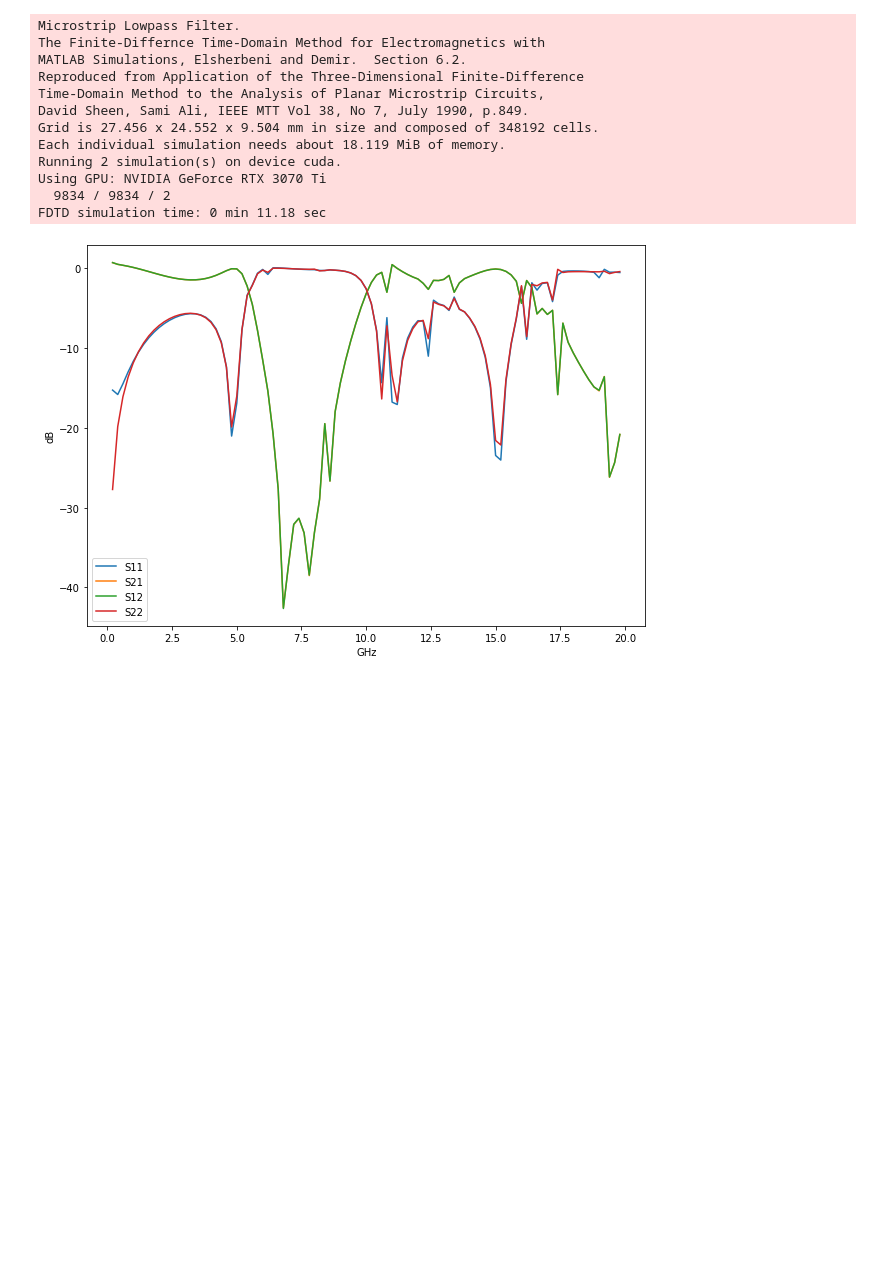
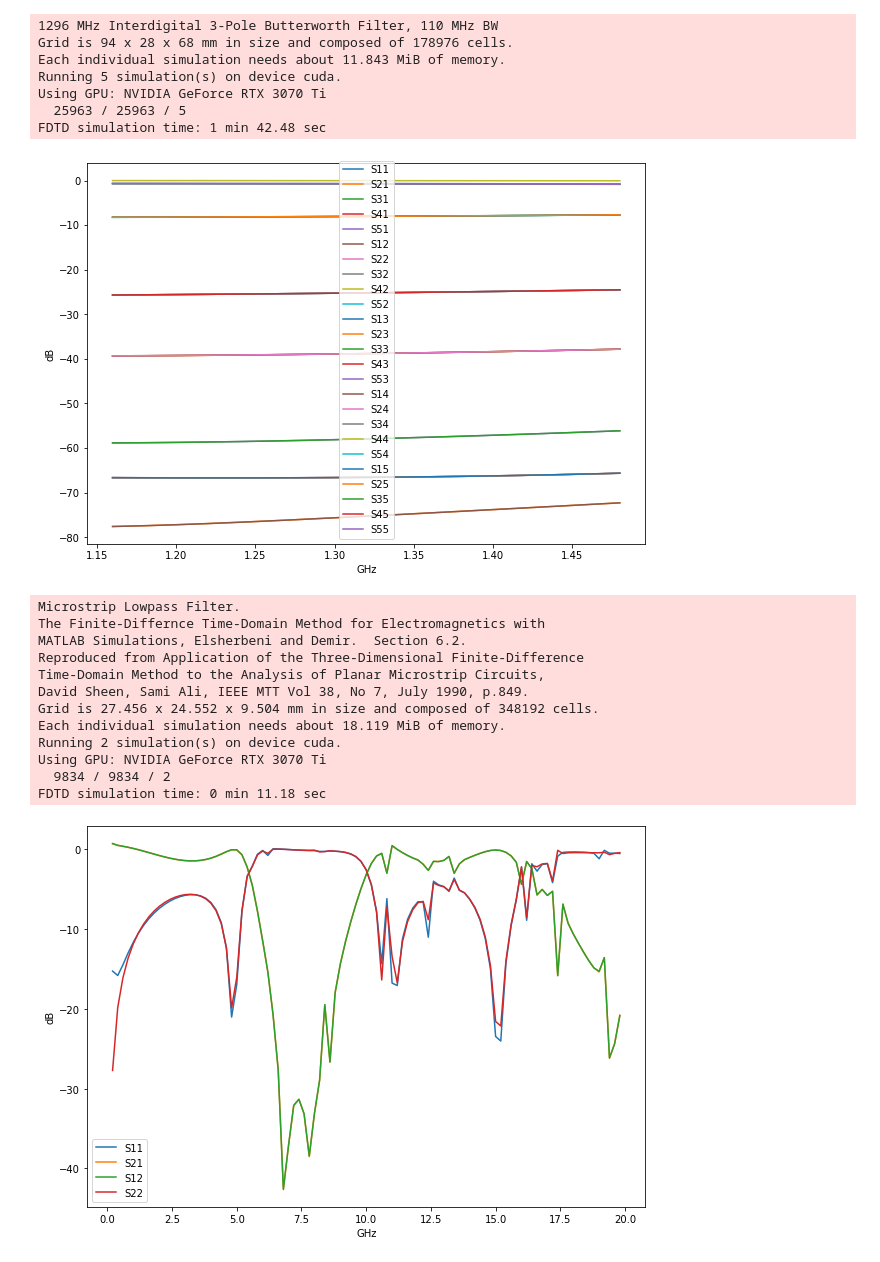
Before and after one commit to roseengineering/rffdtd, a Jupyter notebook: examples.ipynb, the cells around one changed output. Saved outputs shown, nothing was run; the diff lists cells and outputs as text; code cells hidden in the pictures; blank space fills up the shorter version.

```diff
--- a/examples.ipynb
+++ b/examples.ipynb
@@ -55,3 +52,15 @@ FDTD simulation time: 2 min 36.13 sec
+# %%
+freq, sparam = simulate(fisher.design(port_tuning=True), df=20e6, ds=1e-3)
+plot(freq, sparam, 1.15e9, 1.5e9)
+# %% [output]
+1296 MHz Interdigital 3-Pole Butterworth Filter, 110 MHz BW
+Grid is 94 x 28 x 68 mm in size and composed of 178976 cells.
+Each individual simulation needs about 11.843 MiB of memory.
+Running 5 simulation(s) on device cuda.
+Using GPU: NVIDIA GeForce RTX 3070 Ti
+  25963 / 25963 / 5
+FDTD simulation time: 1 min 42.48 sec
+[figure, added]
 # %%
 freq, sparam = simulate("examples/lowpass.zip", df=200e6, ds=.264e-3)
 plot(freq, sparam, fu=20e9)
```
Also changed, not shown: parts of 2 cells of this notebook, 13 other files.
